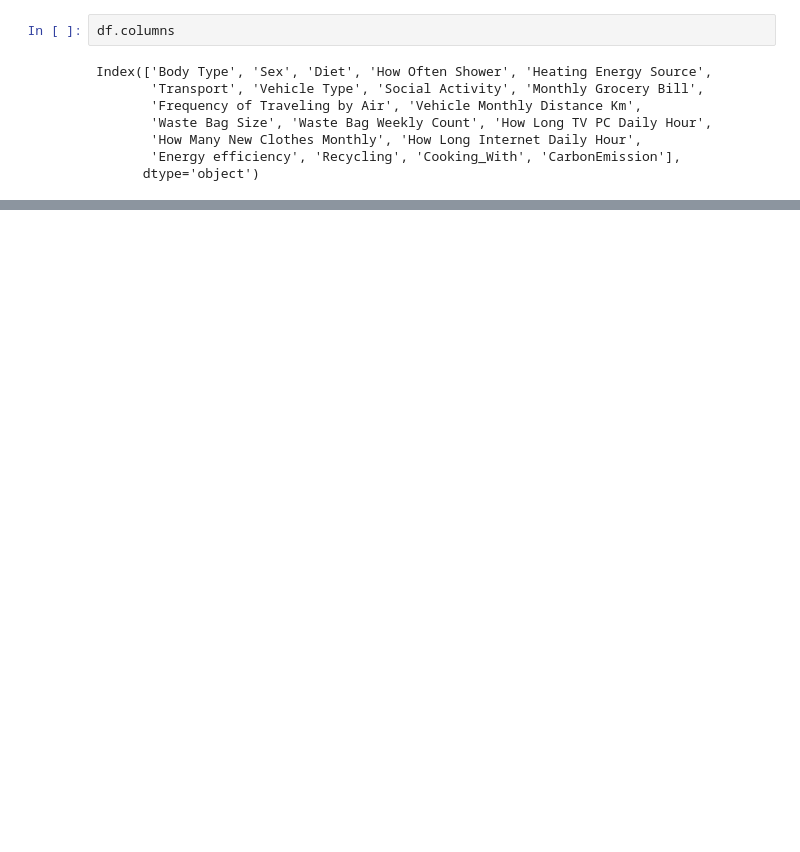
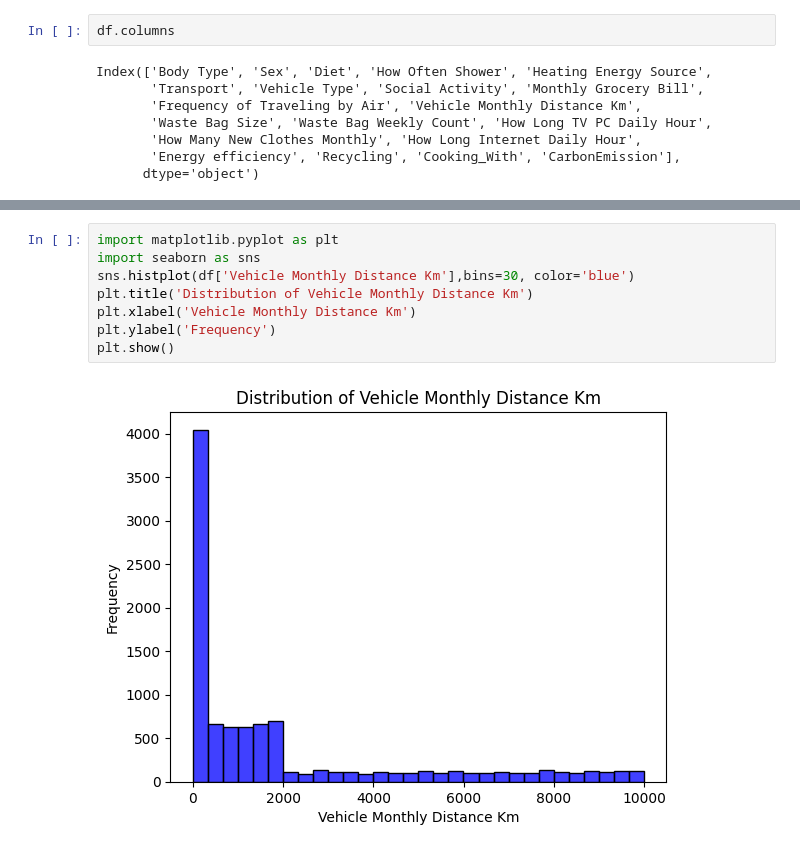
Before and after one commit to JayaSaiKishore7/MachineLearningModels, a Jupyter notebook: EcoCarbon.ipynb, the cells around one changed output, grey strips where cells are left out. Cells and saved outputs as stored; diff of their text form; blank space fills up the shorter version.

```diff
--- a/EcoCarbon.ipynb
+++ b/EcoCarbon.ipynb
@@ -89,0 +156,10 @@ Index(['Body Type', 'Sex', 'Diet', 'How Often Shower', 'Heating Energy Source',
+# %%
+import matplotlib.pyplot as plt
+import seaborn as sns
+sns.histplot(df['Vehicle Monthly Distance Km'],bins=30, color='blue')
+plt.title('Distribution of Vehicle Monthly Distance Km')
+plt.xlabel('Vehicle Monthly Distance Km')
+plt.ylabel('Frequency')
+plt.show()
+# %% [output]
+[figure, added]
```
Also changed, not shown: parts of 11 cells of this notebook.
